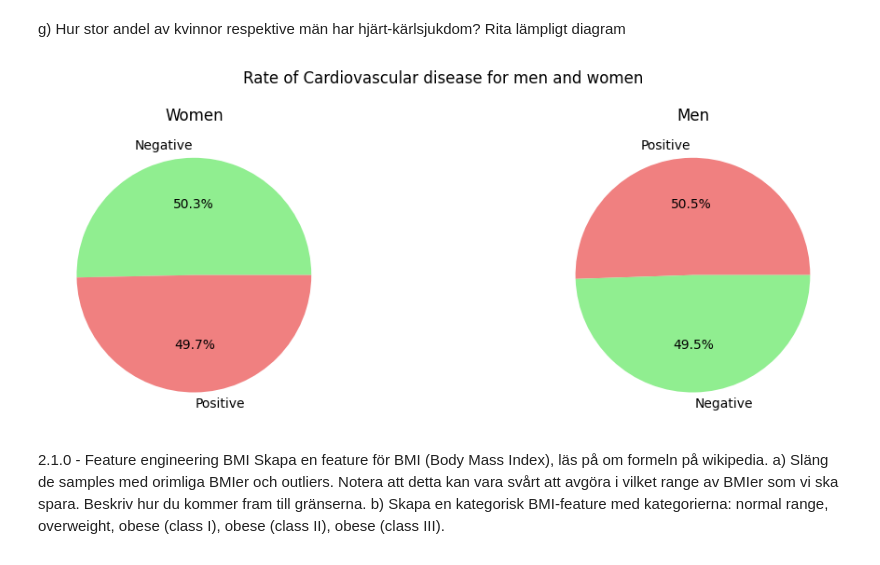
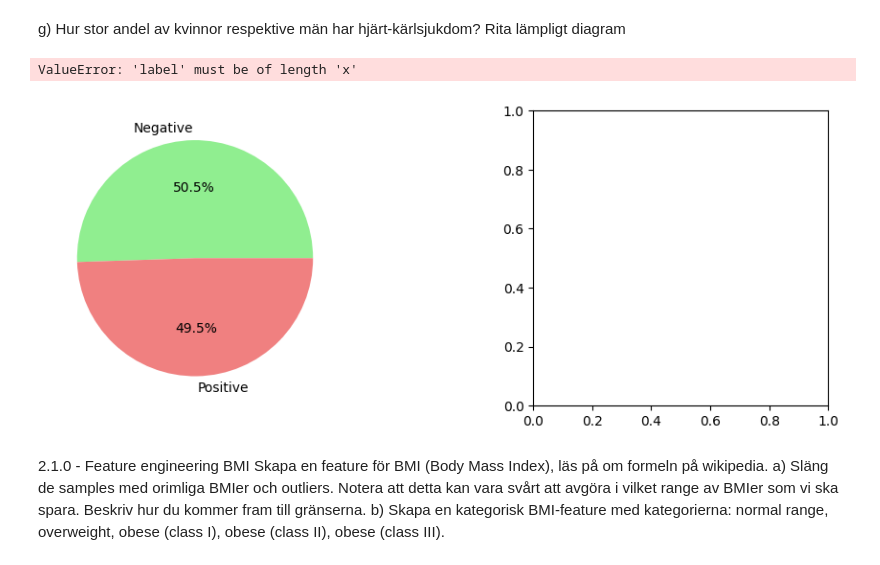
Before and after one commit to HakanAkerblom/Machine-learning-Hakan-Akerblom, a Jupyter notebook: Laboration/EDA_heart.ipynb, the cells around one changed output. Saved outputs shown, nothing was run; the diff lists cells and outputs as text; code cells hidden in the pictures.

```diff
--- a/Laboration/EDA_heart.ipynb
+++ b/Laboration/EDA_heart.ipynb
@@ -155,19 +155,20 @@ g) Hur stor andel av kvinnor respektive män har hjärt-kärlsjukdom? Rita lämp
 # %%
 fig, axes = plt.subplots(1, 2, figsize=(12, 4))
 a, b = "Negative", "Positive"
 c, d = "lightgreen", "lightcoral"
 
-for i, ax in enumerate(axes, 1):
-    ax.pie(df[df["gender"] == i]["cardio"].value_counts(), autopct="%1.1f%%", labels=[a, b], colors = [c, d])
+for i, ax in enumerate(axes, 2):
+    ax.pie(df[df["gender"] == i]["cardio"].value_counts(), autopct="%2.1f%%", labels=[a, b], colors = [c, d])
     a, b , c, d = b, a, d, c # switching colors and labels
 
 
 axes[0].set_title("Women")
 axes[1].set_title("Men")
 fig.suptitle("Rate of Cardiovascular disease for men and women")
 fig.tight_layout()
 # %% [output]
+ValueError: 'label' must be of length 'x'
-[figure, old version]
+[figure, new version]
 # %% [markdown]
 2.1.0 - Feature engineering BMI
 Skapa en feature för BMI (Body Mass Index), läs på om formeln på wikipedia.
```
Also changed, not shown: parts of 16 cells of this notebook.
